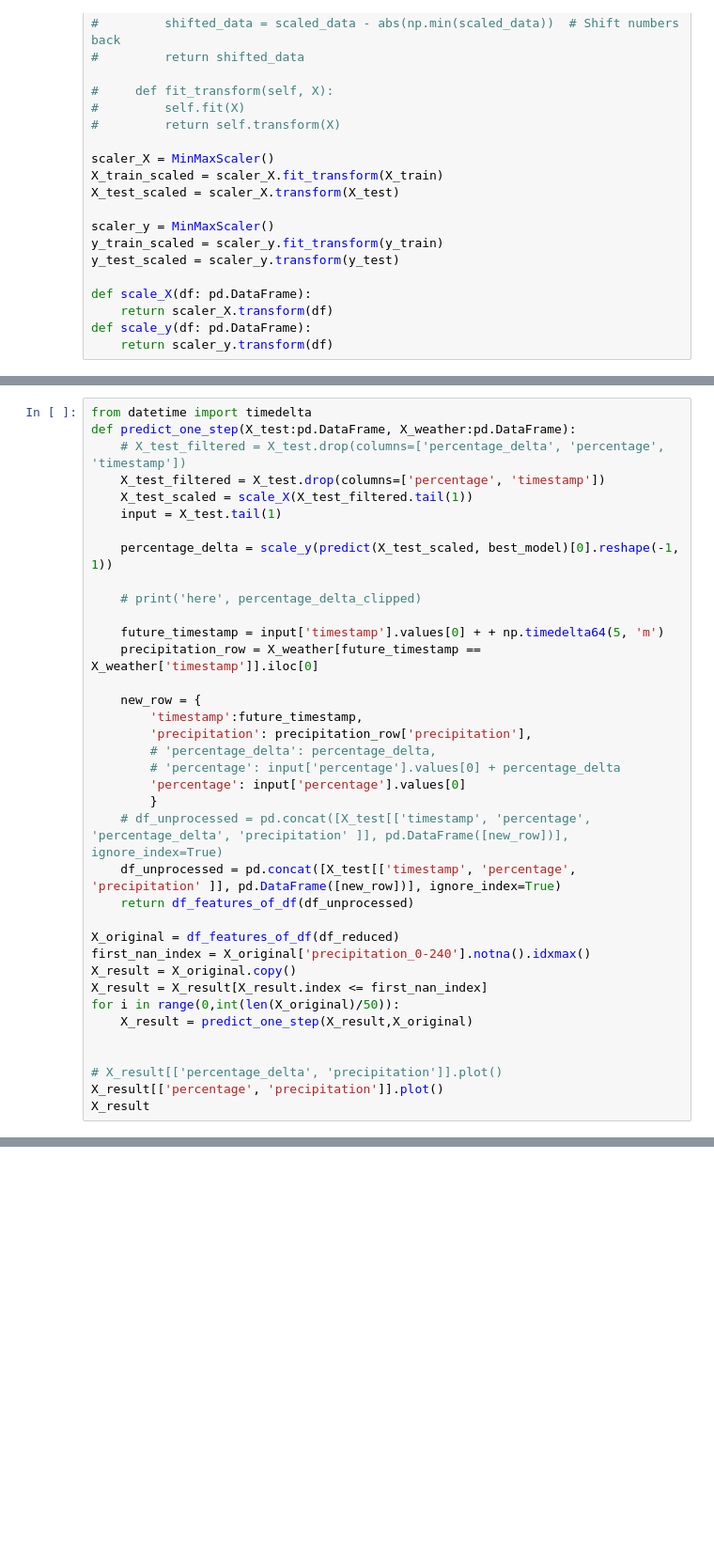
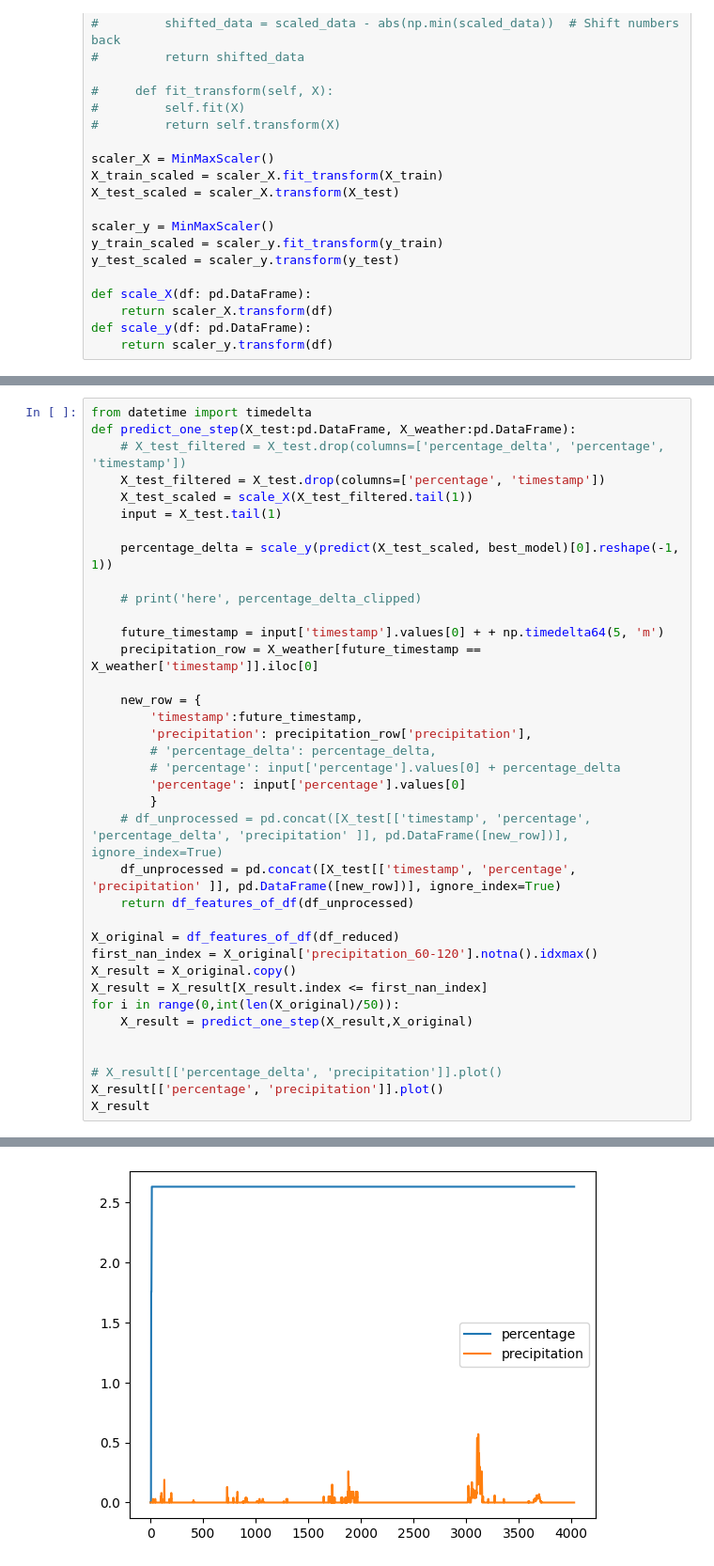
Before and after one commit to TeaDrinkingProgrammer/brabant-water-capstone, a Jupyter notebook: Xgboost/xgboost.ipynb, the cells around one changed output, grey strips where cells are left out. Shown at 94% size. Drawn from its saved outputs; the diff is of its cells as text; blank space fills up the shorter version.

```diff
--- a/Xgboost/xgboost.ipynb
+++ b/Xgboost/xgboost.ipynb
@@ -397,7 +412,7 @@ def predict_one_step(X_test:pd.DataFrame, X_weather:pd.DataFrame):
     return df_features_of_df(df_unprocessed)
 
 X_original = df_features_of_df(df_reduced)
-first_nan_index = X_original['precipitation_0-240'].notna().idxmax()
+first_nan_index = X_original['precipitation_60-120'].notna().idxmax()
 X_result = X_original.copy()
 X_result = X_result[X_result.index <= first_nan_index]
 for i in range(0,int(len(X_original)/50)):
@@ -428,0 +456 @@ KeyboardInterrupt:
+[figure, added]
```
Also changed, not shown: parts of 10 cells of this notebook, 2 other files.
